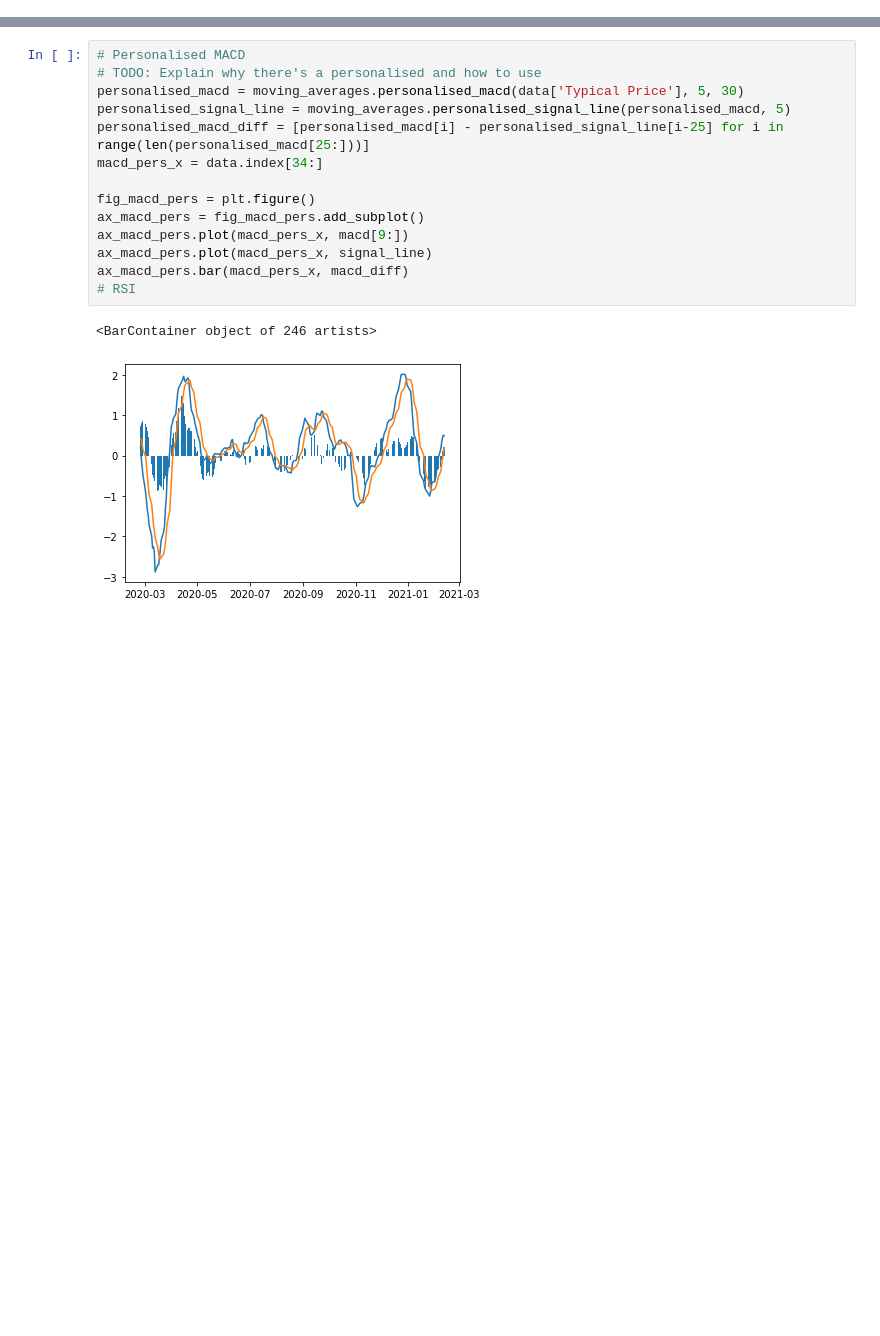
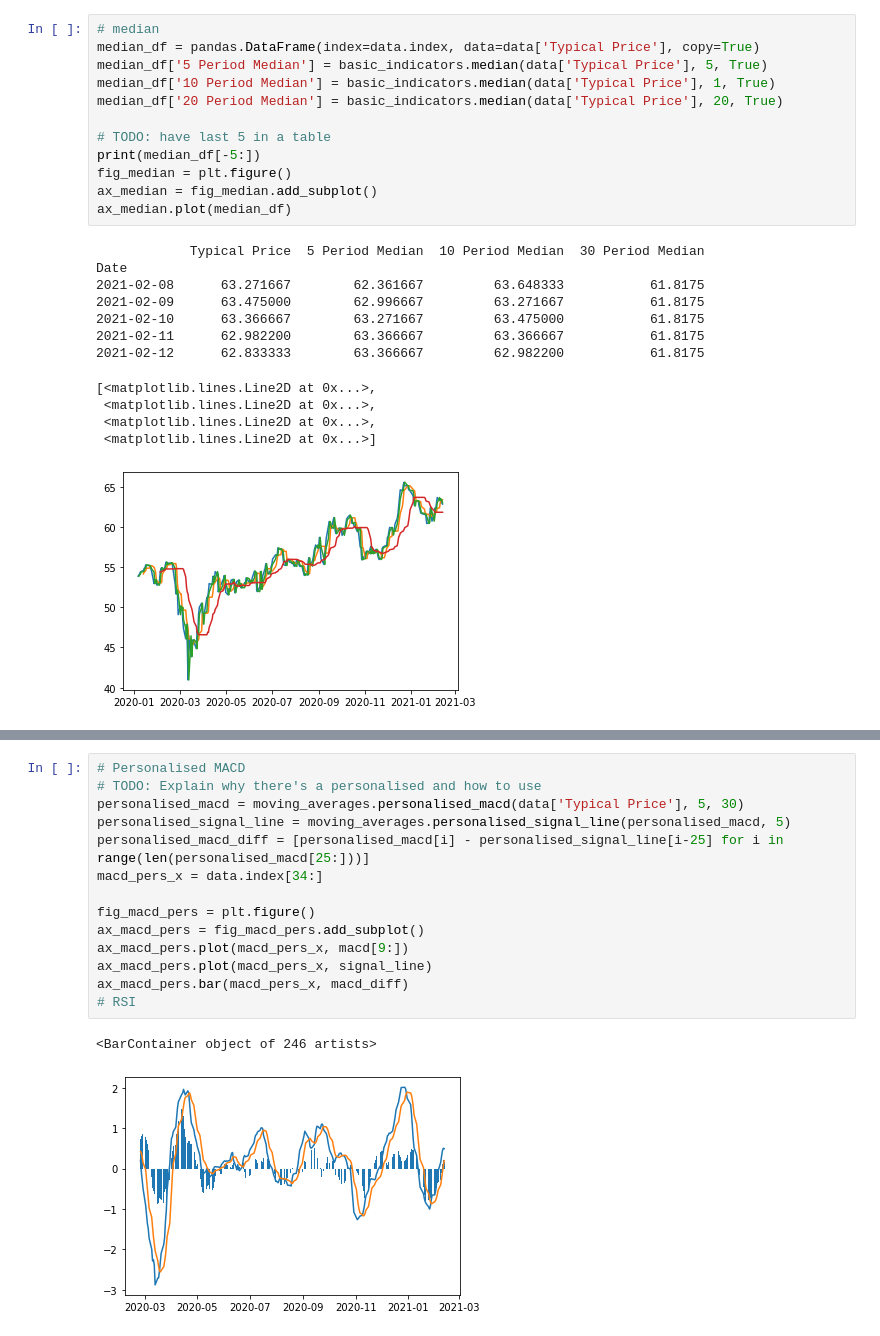
Before and after one commit to 0100101001010000/PyTechnicalIndicators, a Jupyter notebook: Example/test.ipynb, the cells around one changed output, grey strips where cells are left out. Saved outputs shown, nothing was run; the diff lists cells and outputs as text; blank space fills up the shorter version.

Commit message:
Added charts and tables to notebook

```diff
--- a/Example/test.ipynb
+++ b/Example/test.ipynb
@@ -171,0 +33,25 @@ print(personalised_moving_averages_df)
+# %%
+# median
+median_df = pandas.DataFrame(index=data.index, data=data['Typical Price'], copy=True)
+median_df['5 Period Median'] = basic_indicators.median(data['Typical Price'], 5, True)
+median_df['10 Period Median'] = basic_indicators.median(data['Typical Price'], 1, True)
+median_df['20 Period Median'] = basic_indicators.median(data['Typical Price'], 20, True)
+
+# TODO: have last 5 in a table
+print(median_df[-5:])
+fig_median = plt.figure()
+ax_median = fig_median.add_subplot()
+ax_median.plot(median_df)
+# %% [output]
+            Typical Price  5 Period Median  10 Period Median  30 Period Median
+Date
+2021-02-08      63.271667        62.361667         63.648333           61.8175
+2021-02-09      63.475000        62.996667         63.271667           61.8175
+2021-02-10      63.366667        63.271667         63.475000           61.8175
+2021-02-11      62.982200        63.366667         63.366667           61.8175
+2021-02-12      62.833333        63.366667         62.982200           61.8175
+[<matplotlib.lines.Line2D at 0x...>,
+ <matplotlib.lines.Line2D at 0x...>,
+ <matplotlib.lines.Line2D at 0x...>,
+ <matplotlib.lines.Line2D at 0x...>]
+[figure, added]
```
Also changed, not shown: parts of 20 cells of this notebook, 1 other file.
